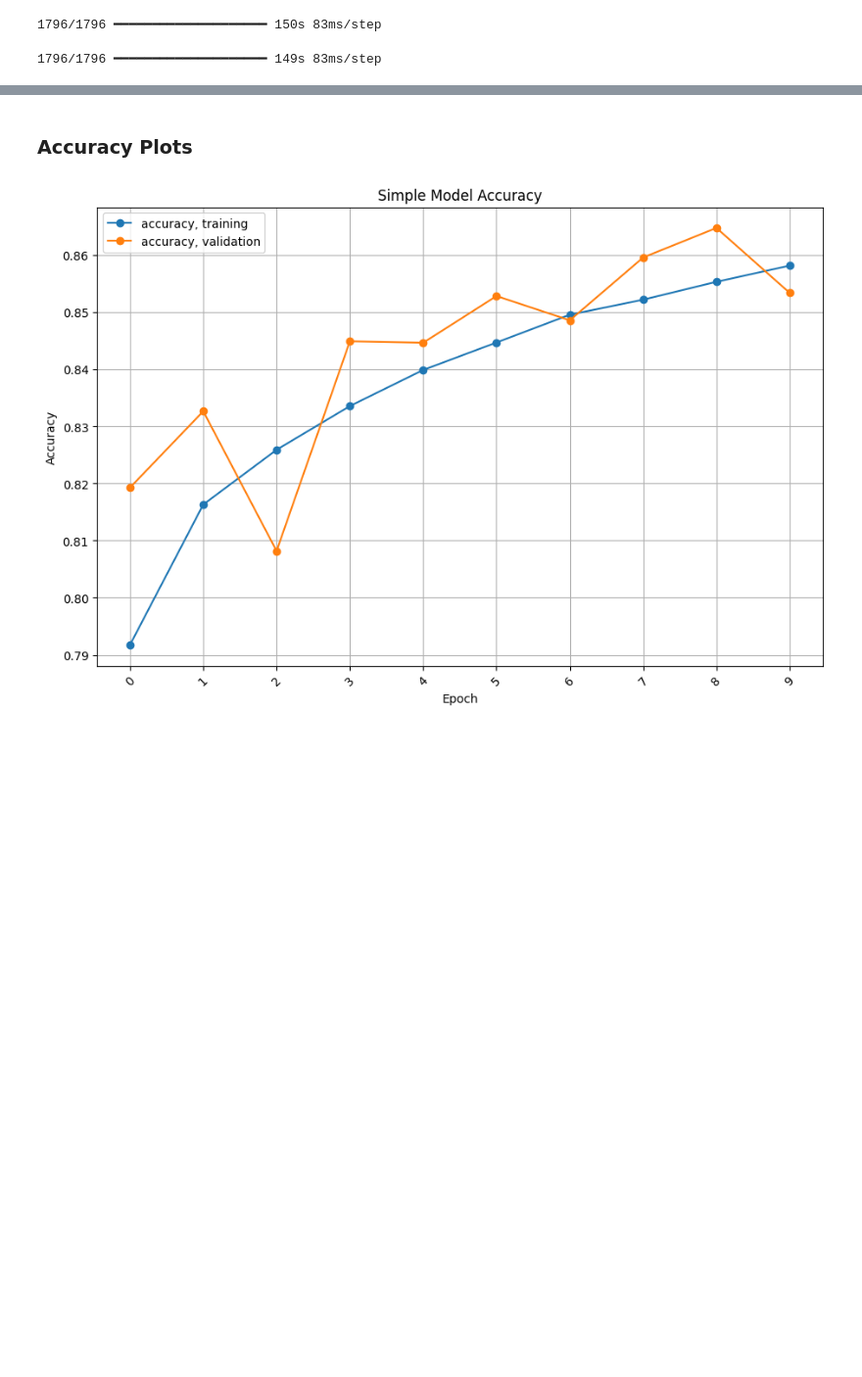
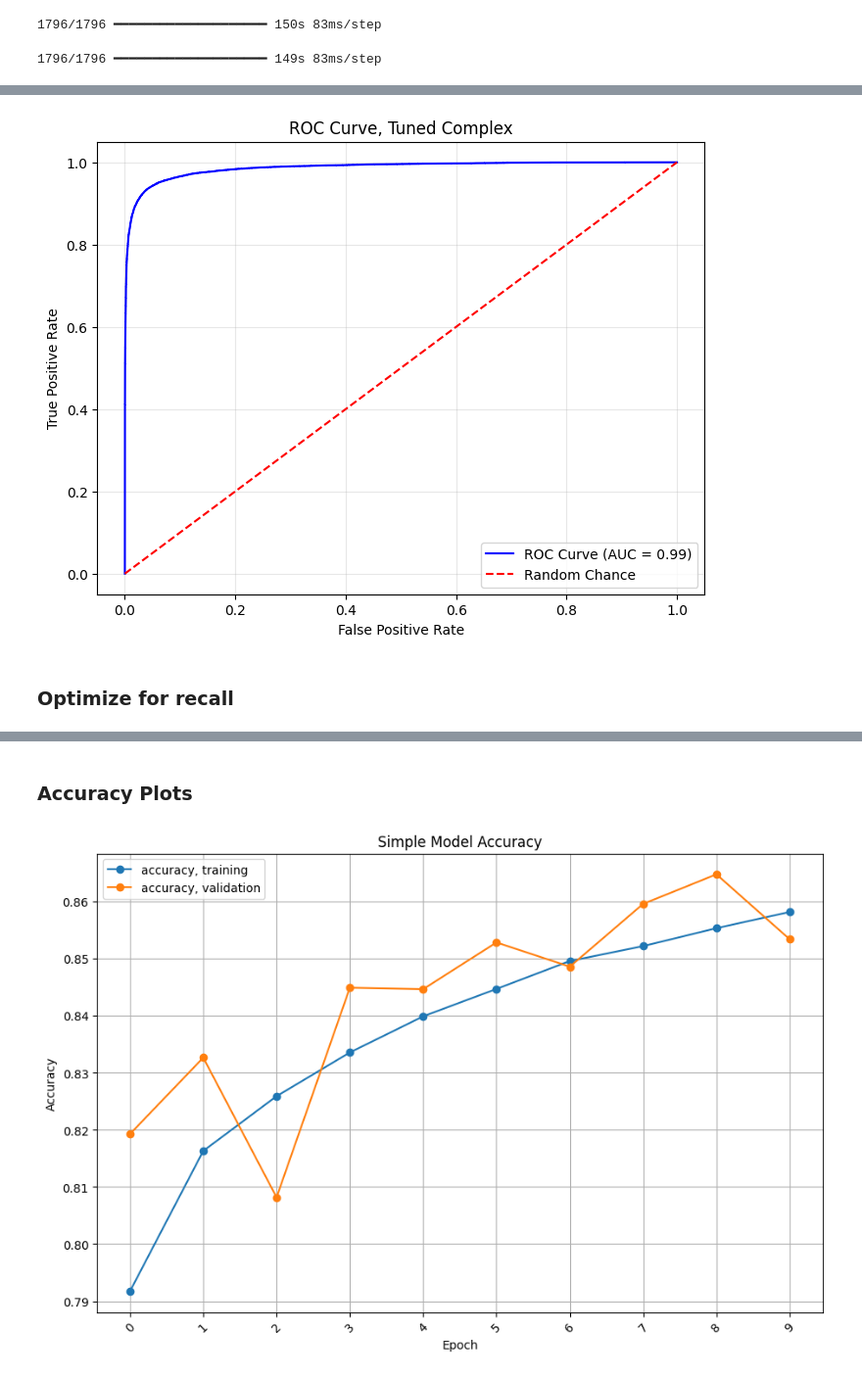
Before and after one commit to BlueJayVRStudio/CSCA5642_Week3, a Jupyter notebook: Week3_Notebook.ipynb, the cells around one changed output, grey strips where cells are left out. Shown at 98% size. Cells and saved outputs as stored; diff of their text form; code cells hidden in the pictures; blank space fills up the shorter version.

```diff
--- a/Week3_Notebook.ipynb
+++ b/Week3_Notebook.ipynb
@@ -534,0 +576,2 @@ submission.to_csv('submission_complex_model.csv', index=False)
+# %%
+val_prediction_complex_tuned = complex_model_tuned.predict(val_generator_no_shuffle)
@@ -534,0 +588,6 @@ submission.to_csv('submission_complex_model.csv', index=False)
+# %%
+plot_roc(val_df['label'].astype(int), val_prediction_complex_tuned, 'ROC Curve, Tuned Complex')
+# %% [output]
+[figure, added]
+# %% [markdown]
+### Optimize for recall
```
Also changed, not shown: parts of 18 cells of this notebook, 1 other file.
